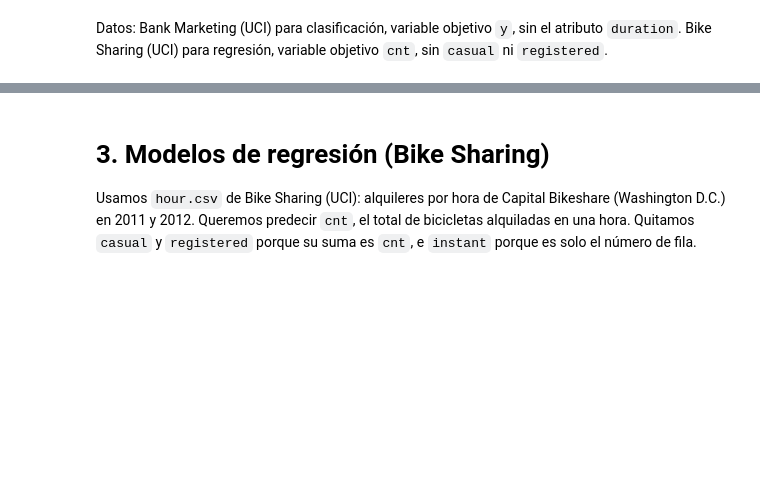
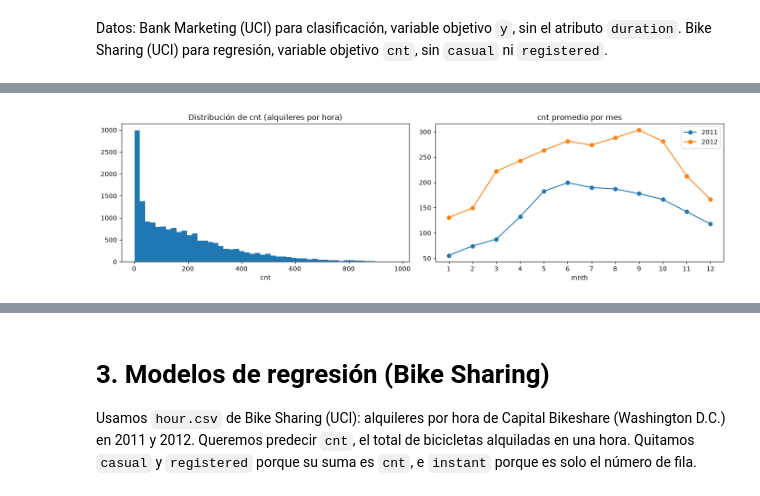
Before and after one commit to eliasdlc/BI-Practia2, a Jupyter notebook: Practica_2_Modelos_Predictivos.ipynb, the cells around one changed output, grey strips where cells are left out. Cells and saved outputs as stored; diff of their text form; code cells hidden in the pictures; blank space fills up the shorter version.

```diff
--- a/Practica_2_Modelos_Predictivos.ipynb
+++ b/Practica_2_Modelos_Predictivos.ipynb
@@ -39,0 +211,17 @@ Datos: Bank Marketing (UCI) para clasificación, variable objetivo `y`, sin el a
+# %%
+fig, axes = plt.subplots(1, 2, figsize=(14, 4))
+axes[0].hist(bike['cnt'], bins=50)
+axes[0].set_title('Distribución de cnt (alquileres por hora)')
+axes[0].set_xlabel('cnt')
+
+por_mes = bike.groupby(['yr', 'mnth'])['cnt'].mean().unstack(0)
+axes[1].plot(por_mes[0], marker='o', label='2011')
+axes[1].plot(por_mes[1], marker='o', label='2012')
+axes[1].set_title('cnt promedio por mes')
+axes[1].set_xlabel('mnth')
+axes[1].set_xticks(range(1, 13))
+axes[1].legend()
+plt.tight_layout()
+plt.show()
+# %% [output]
+[figure, added]
```
Also changed, not shown: parts of 64 cells of this notebook, 4 other files.
